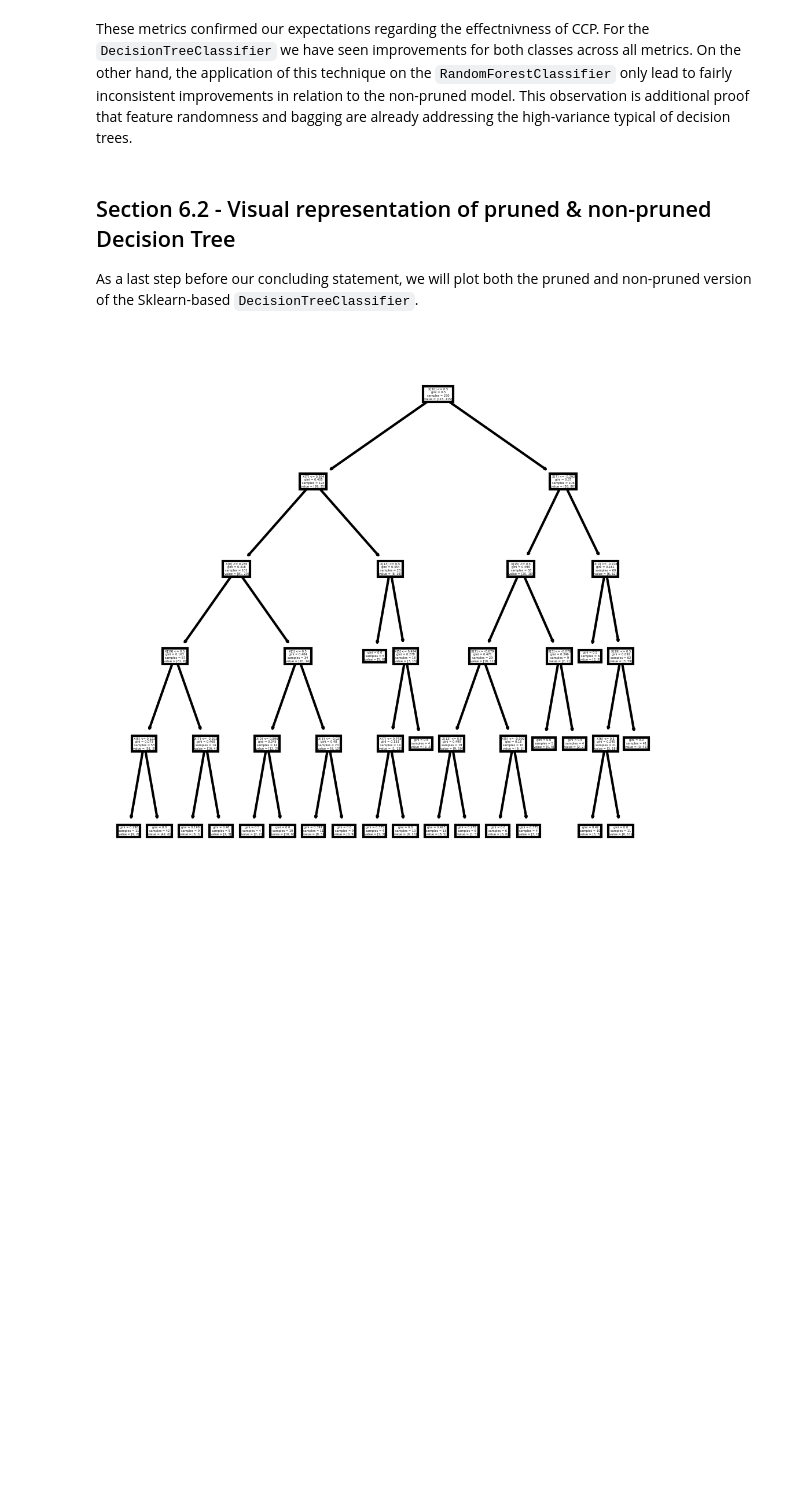
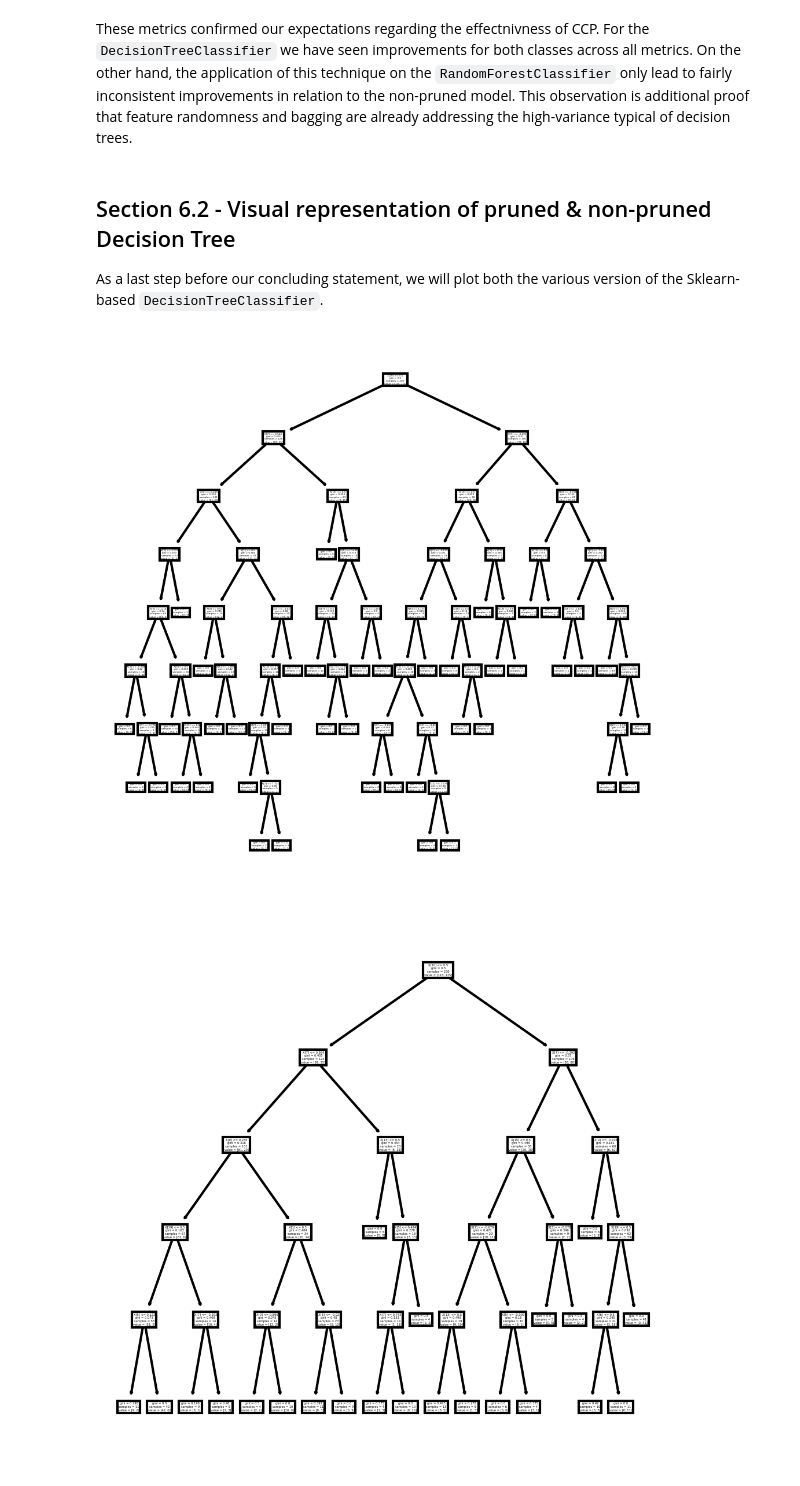
Before and after one commit to iberius96/Classification-task-for-heart-condition, a Jupyter notebook: main.ipynb, the cells around one changed output. Cells and saved outputs as stored; diff of their text form; code cells hidden in the pictures; blank space fills up the shorter version.

```diff
--- a/main.ipynb
+++ b/main.ipynb
@@ -1112,6 +1112,11 @@ class CustomRandomForestClassifier:
             The training examples
         y: numpy.ndarray
             The training class labels
+
+        Returns
+        ----------
+        self: CustomRandomForestClassifier
+            The fitted estimator
         '''
         X, y = self.data_to_numpy(X, y)
 
@@ -1137,6 +1142,8 @@ class CustomRandomForestClassifier:
                 curr_tree.fit(X, y)
 
             self.forest.append(curr_tree)
+
+        return self
 
     @staticmethod
     def data_to_numpy(X,
@@ -1596,23 +1591,18 @@ weighted avg       0.77      0.77      0.77        91
 # %% [markdown]
 ### Custom Random forest classifier
 # %%
-'''start_time = time.time()
-custom_forest = CustomRandomForestClassifier()
-custom_forest.fit(X_train_SMOTE, y_train_SMOTE)
-end_time = time.time() - start_time
-
-score_model(model = custom_forest,
-            X = X_test,
-            y = y_test,
-            library_name = 'Custom',
-            algorithm_name = 'Random Forest (Not tuned)',
-            fit_time = end_time)'''
-
-# Tuned Random Forest
 start_time = time.time()
 custom_forest = CustomRandomForestClassifier(**sklearn_forest_params)
 custom_forest.fit(X_train_SMOTE, y_train_SMOTE)
 end_time = time.time() - start_time
+
+'''score_model(model = custom_forest,
+            X = X_train_SMOTE,
+            y = y_train_SMOTE,
+            library_name = 'Custom',
+            algorithm_name = 'Random Forest',
+            fit_time = end_time,
+            add_to_df = False)'''
 
 score_model(model = custom_forest,
             X = X_test,
@@ -1770,7 +1762,7 @@ plt.show()
 We will now apply one of the optimal values of `ccp_alpha` to both the `DecisionTreeClassifier` and the `RandomForestClassifier`. As stated in one of the previous sections, cost complexity pruning will mostly benefit our decision tree model, leading only to minor to non-existent benefits to the random forest classifier
 # %%
 start_time = time.time()
-pruned_sklearn_tree = DecisionTreeClassifier(**sklearn_tree_params, ccp_alpha = 0.011, random_state=42)
+pruned_sklearn_tree = DecisionTreeClassifier(**sklearn_tree_params, ccp_alpha = 0.010, random_state=42)
 pruned_sklearn_tree.fit(X_train_SMOTE, y_train_SMOTE.to_numpy().flatten())
 end_time = time.time() - start_time
 
@@ -1784,7 +1776,7 @@ score_model(model=pruned_sklearn_tree,
             verbose = False)
 
 start_time = time.time()
-pruned_sklearn_forest = RandomForestClassifier(**sklearn_forest_params, ccp_alpha = 0.011, random_state=42)
+pruned_sklearn_forest = RandomForestClassifier(**sklearn_forest_params, ccp_alpha = 0.010, random_state=42)
 pruned_sklearn_forest.fit(X_train_SMOTE, y_train_SMOTE.to_numpy().flatten())
 end_time = time.time() - start_time
 
@@ -1810,7 +1802,19 @@ plot_algorithm_comparison(scoring_df[scoring_df['library'] == 'Sklearn'],
 # %% [markdown]
 These metrics confirmed our expectations regarding the effectnivness of CCP. For the `DecisionTreeClassifier` we have seen improvements for both classes across all metrics. On the other hand, the application of this technique on the `RandomForestClassifier` only lead to fairly inconsistent improvements in relation to the non-pruned model. This observation is additional proof that feature randomness and bagging are already addressing the high-variance typical of decision trees.
 # %% [markdown]
-## Section 6.2 - Visual representation of pruned & non-pruned Decision Tree
+## Section 6.2 - Visual representation of pruned & non-pruned Decision Tree <a class="anchor" id="6.2"></a>
 
-As a last step before our concluding statement, we will plot both the pruned and non-pruned version of the Sklearn-based `DecisionTreeClassifier`.
+As a last step before our concluding statement, we will plot both the various version of the Sklearn-based `DecisionTreeClassifier`.
+# %%
+# Completely unpruned
+start_time = time.time()
+non_pruned_sklearn_tree = DecisionTreeClassifier(random_state=42)
+non_pruned_sklearn_tree.fit(X_train_SMOTE, y_train_SMOTE.to_numpy().flatten())
+end_time = time.time() - start_time
+
+fig, axes = plt.subplots(nrows = 1,ncols = 1,figsize = (4,4), dpi=300)
+tree.plot_tree(non_pruned_sklearn_tree)
+fig.savefig('images/non-pruned-tree.png')
+# %% [output]
+[figure, added]
 # %%
```
Also changed, not shown: parts of 18 cells of this notebook, 4 other files.
